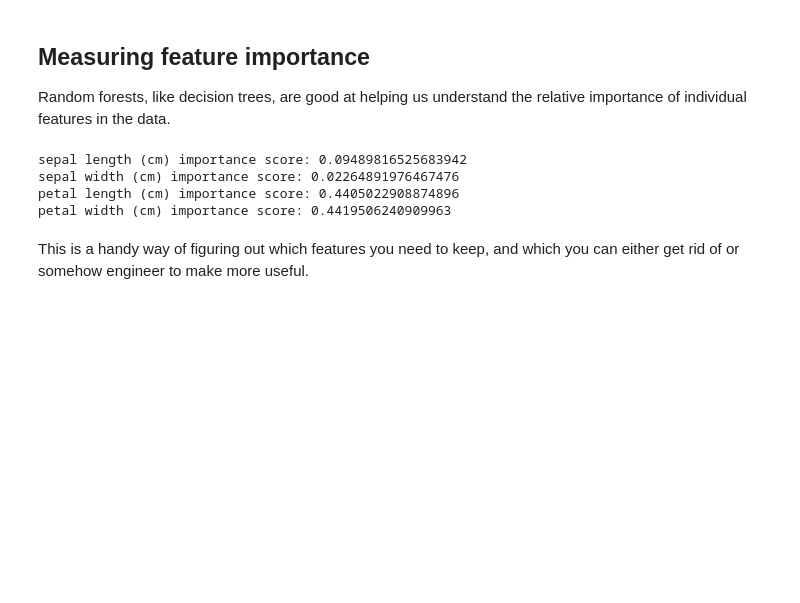
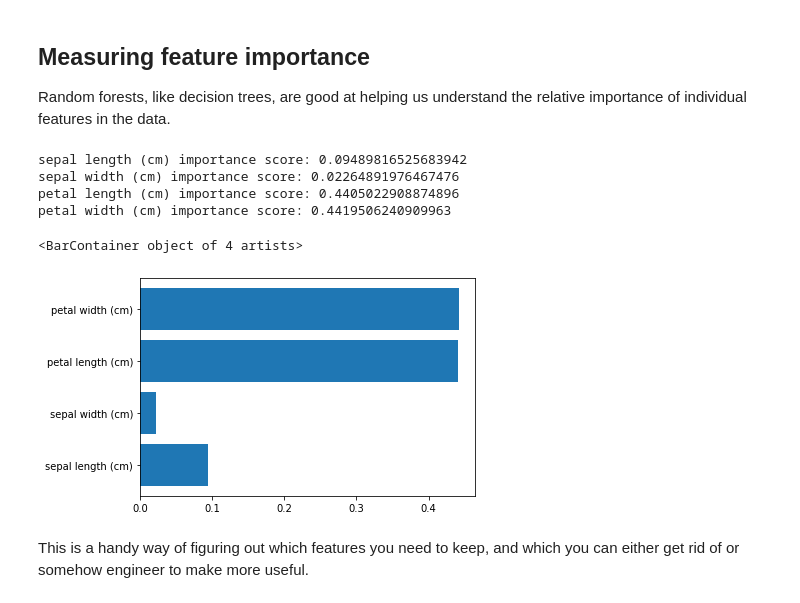
Before and after one commit to mikeusru/scikit-learn-training, a Jupyter notebook: ensemble_learning.ipynb, the cells around one changed output. Saved outputs shown, nothing was run; the diff lists cells and outputs as text; code cells hidden in the pictures; blank space fills up the shorter version.

Commit message:
added feature importance bars

```diff
--- a/ensemble_learning.ipynb
+++ b/ensemble_learning.ipynb
@@ -190,6 +190,11 @@ sepal length (cm) importance score: 0.09489816525683942
 sepal width (cm) importance score: 0.02264891976467476
 petal length (cm) importance score: 0.4405022908874896
 petal width (cm) importance score: 0.4419506240909963
+# %%
+plt.barh(range(len(rnd_clf.feature_importances_)), rnd_clf.feature_importances_, tick_label=iris["feature_names"])
+# %% [output]
+<BarContainer object of 4 artists>
+[figure, added]
 # %% [markdown]
 This is a handy way of figuring out which features you need to keep, and which you can either get rid of or somehow engineer to make more useful.
 # %% [markdown]
```
